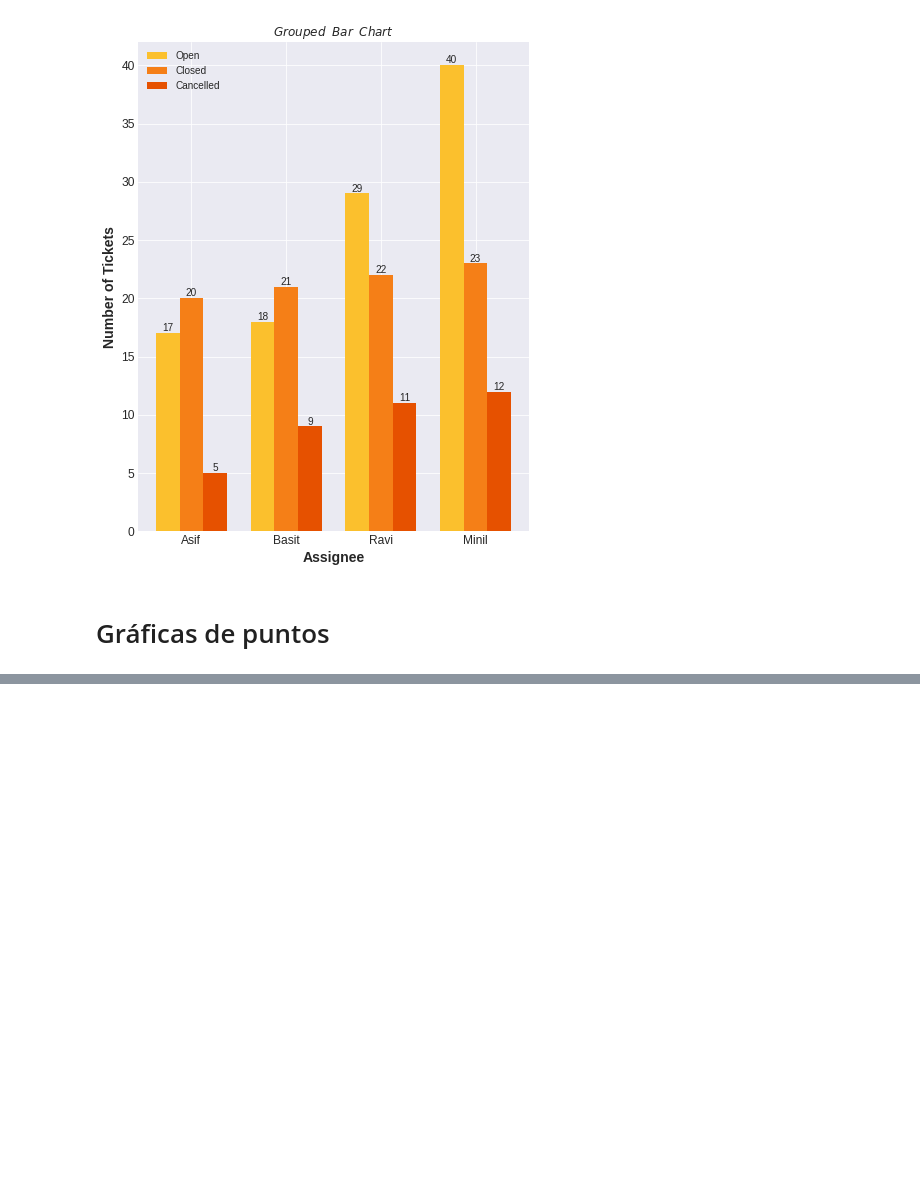
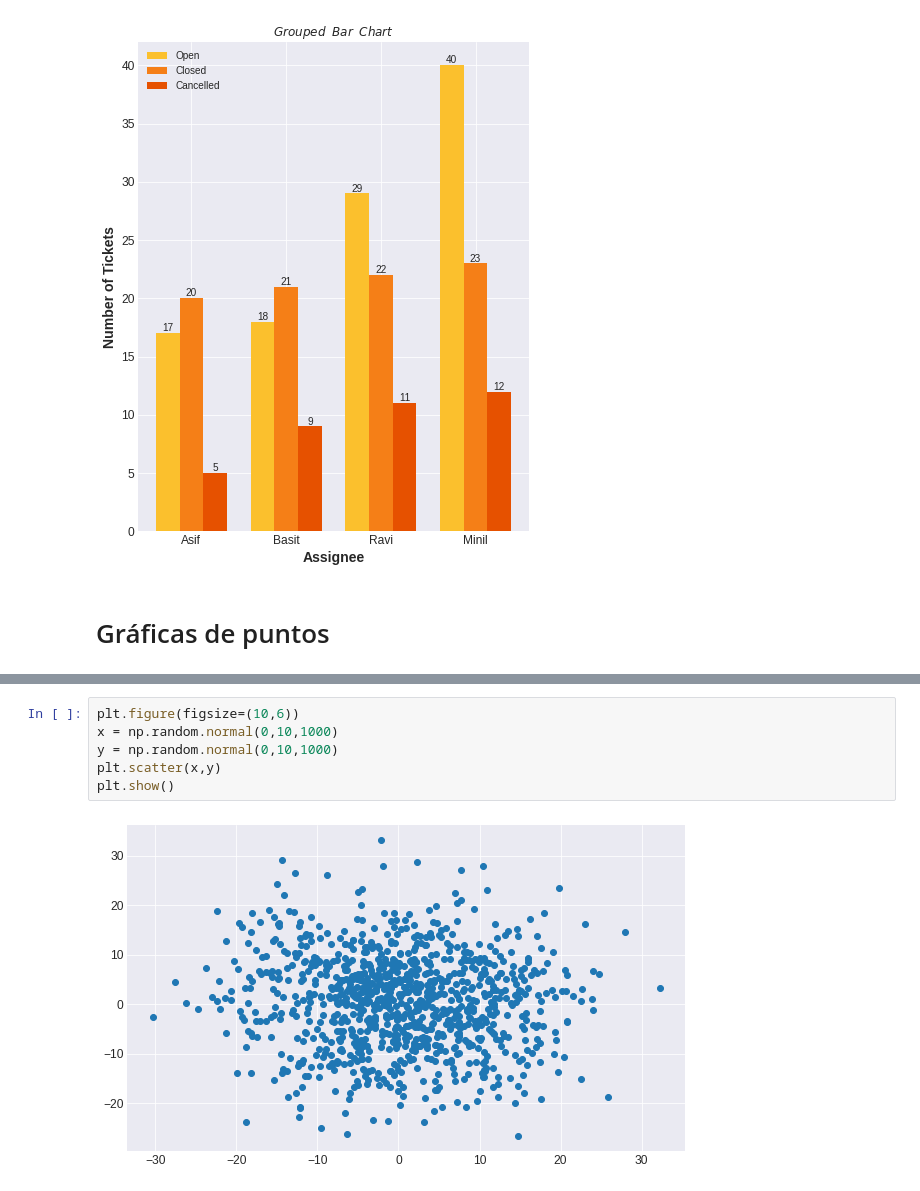
Before and after one commit to hatchdavid1/data_viz_plt_sns, a Jupyter notebook: data_viz_plt.ipynb, the cells around one changed output, grey strips where cells are left out. Cells and saved outputs as stored; diff of their text form; blank space fills up the shorter version.

```diff
--- a/data_viz_plt.ipynb
+++ b/data_viz_plt.ipynb
@@ -541,0 +586,8 @@ plt.show()
+# %%
+plt.figure(figsize=(10,6))
+x = np.random.normal(0,10,1000)
+y = np.random.normal(0,10,1000)
+plt.scatter(x,y)
+plt.show()
+# %% [output]
+[figure, added]
```
Also changed, not shown: parts of 4 cells of this notebook.
